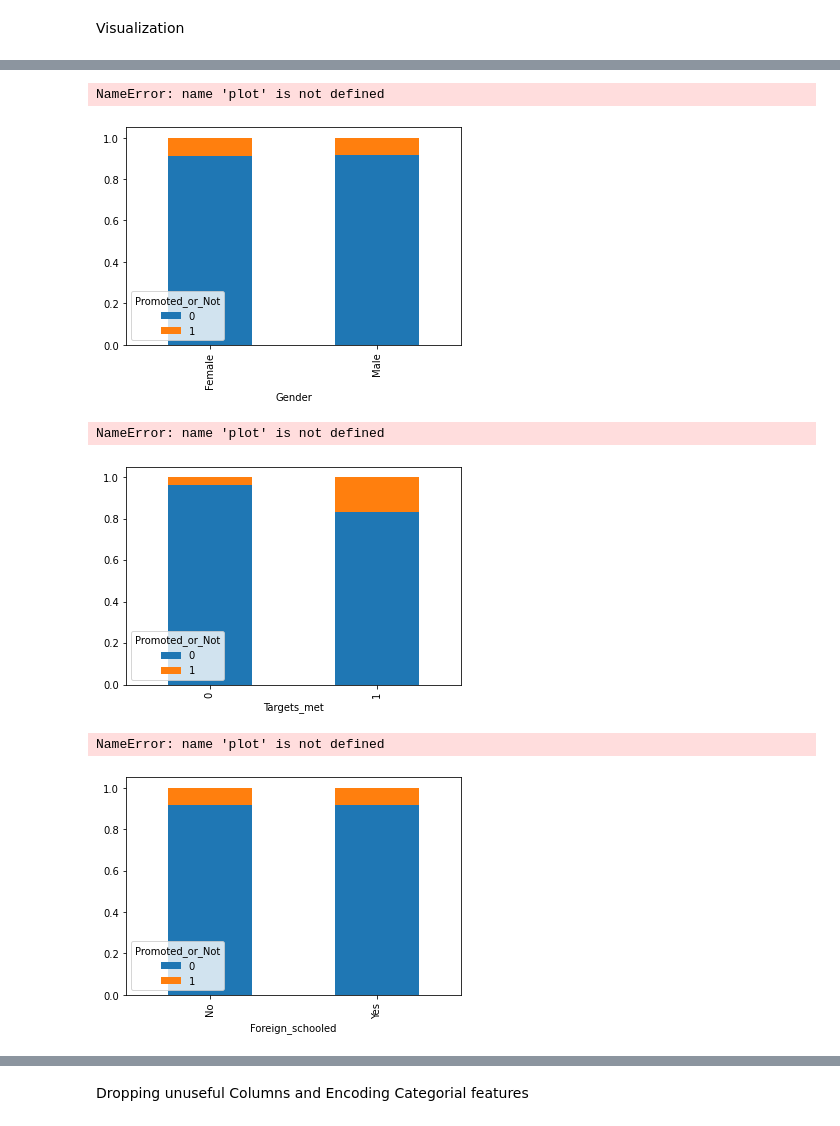
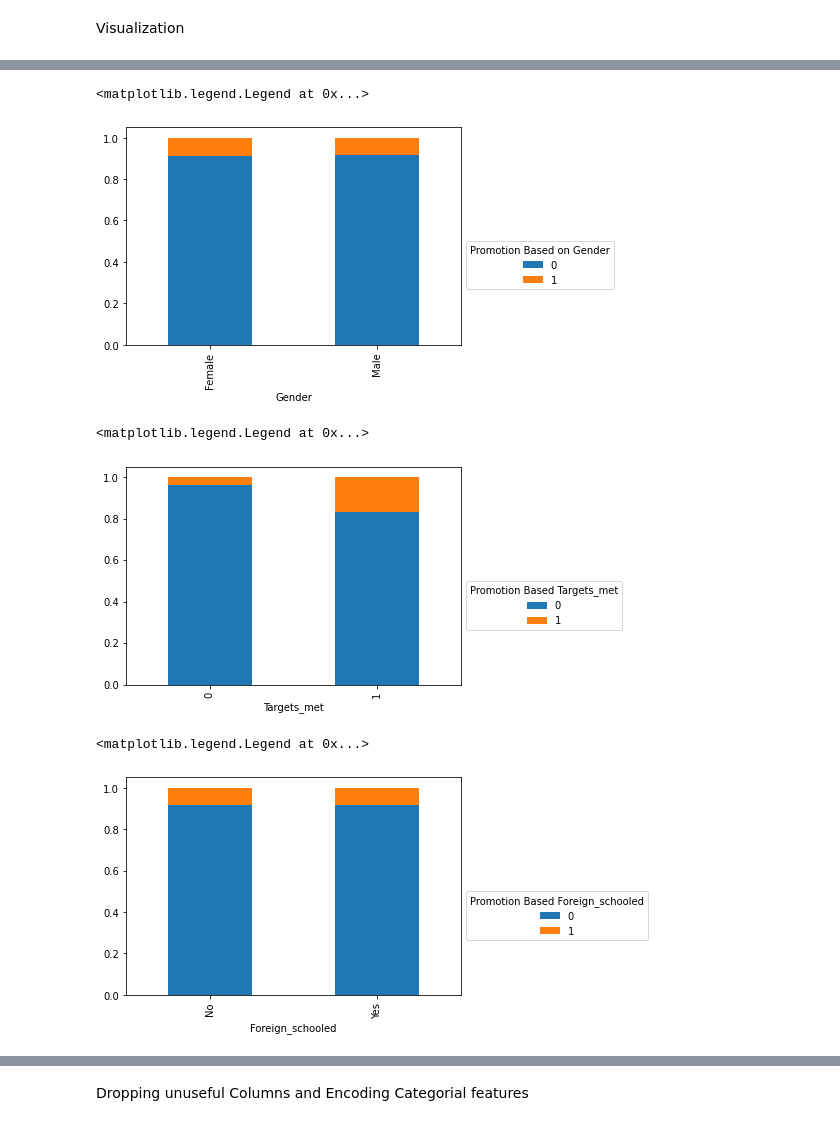
Before and after one commit to daisiadeyanju/Modelling-Project, a Jupyter notebook: Staff Promotion prediction Project.ipynb, the cells around one changed output, grey strips where cells are left out. Saved outputs shown, nothing was run; the diff lists cells and outputs as text; code cells hidden in the pictures.

```diff
--- a/Staff Promotion prediction Project.ipynb
+++ b/Staff Promotion prediction Project.ipynb
@@ -99,27 +110,27 @@ plot.legend(title = 'Promoted Based on Qualification', bbox_to_anchor = (1, 0.5)
 # %%
 #To know the Promotion based on Gender
 Vir = pd.crosstab(train.Gender, train.Promoted_or_Not, normalize = 'index')
 Vir.plot.bar(stacked = True)
-plot.legend(title = 'Promotion Based on Gender', bbox_to_anchor = (1, 0.5))
+plt.legend(title = 'Promotion Based on Gender', bbox_to_anchor = (1, 0.5))
 # %% [output]
-NameError: name 'plot' is not defined
+<matplotlib.legend.Legend at 0x...>
-[figure, old version]
+[figure, new version]
 # %%
 #To know the Promotion based on Target realization
 Vir = pd.crosstab(train.Targets_met, train.Promoted_or_Not, normalize = 'index')
 Vir.plot.bar(stacked = True)
-plot.legend(title = 'Promotion Based Targets_met', bbox_to_anchor = (1, 0.5))
+plt.legend(title = 'Promotion Based Targets_met', bbox_to_anchor = (1, 0.5))
 # %% [output]
-NameError: name 'plot' is not defined
+<matplotlib.legend.Legend at 0x...>
-[figure, old version]
+[figure, new version]
 # %%
 #To know the Promotion based on Target realization
 Vir = pd.crosstab(train.Foreign_schooled, train.Promoted_or_Not, normalize = 'index')
 Vir.plot.bar(stacked = True)
-plot.legend(title = 'Promotion Based Foreign_schooled', bbox_to_anchor = (1, 0.5))
+plt.legend(title = 'Promotion Based Foreign_schooled', bbox_to_anchor = (1, 0.5))
 # %% [output]
-NameError: name 'plot' is not defined
+<matplotlib.legend.Legend at 0x...>
-[figure, old version]
+[figure, new version]
 # %%
 #To know the Promotion based on Target realization
 Vir = pd.crosstab(train.Division, train.Promoted_or_Not, normalize = 'index')
```
Also changed, not shown: parts of 11 cells of this notebook.
